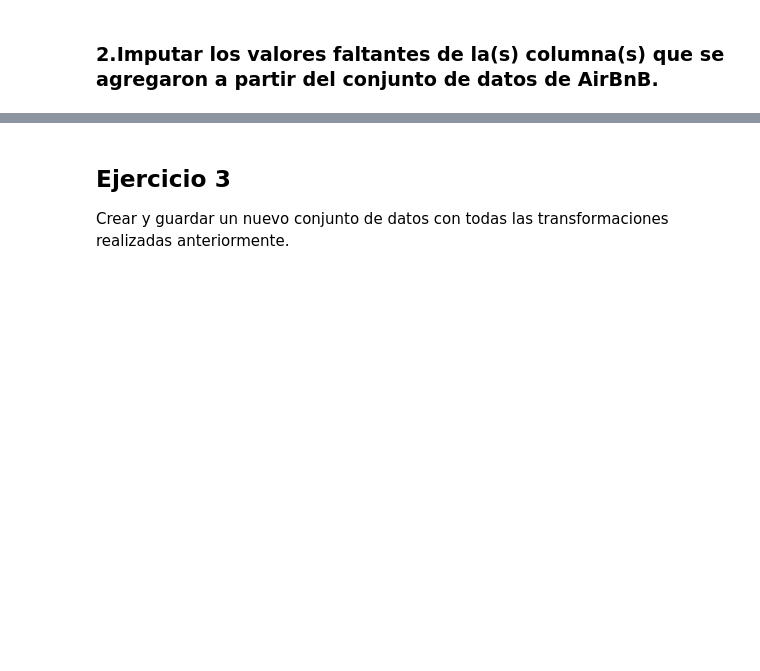
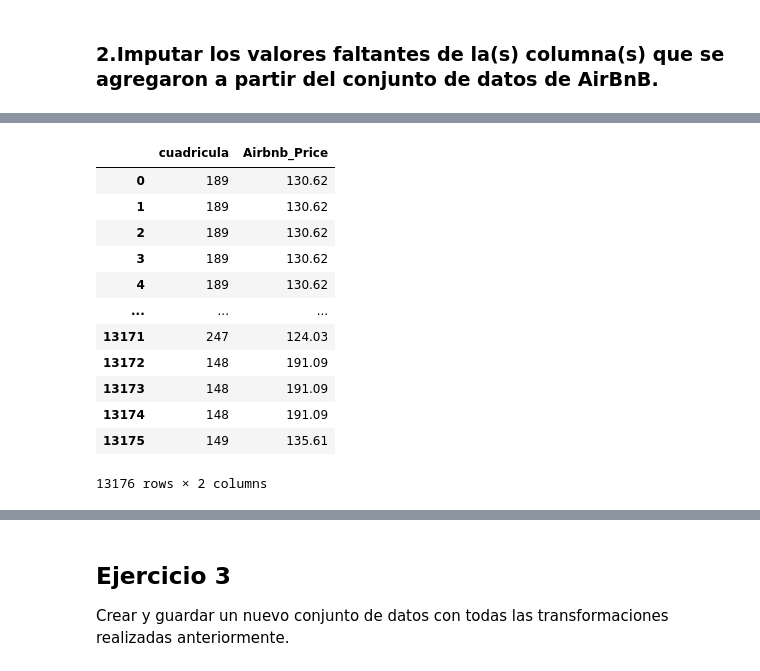
Before and after one commit to charly3d/Grupo17-Analisis-y-Curacion, a Jupyter notebook: Rodri_Entregable_Parte_1_16_06_2021.ipynb, the cells around one changed output, grey strips where cells are left out. Saved outputs shown, nothing was run; the diff lists cells and outputs as text; code cells hidden in the pictures; blank space fills up the shorter version.

```diff
--- a/Rodri_Entregable_Parte_1_16_06_2021.ipynb
+++ b/Rodri_Entregable_Parte_1_16_06_2021.ipynb
@@ -1255,0 +1365,4 @@ Records in Airbnb df with corresponding suburb form Sales df 0.9673291111596418
+# %%
+df_merge.loc[df_merge['Airbnb_Price'].isna(),'Airbnb_Price']=df_merge.loc[df_merge['Airbnb_Price'].isna(),'CouncilArea'].apply(lambda x: df_counc_price.loc[x] if x in (list(df_sub_counc.index)) else numpy.nan)
+
+df_merge['Airbnb_Price']=df_merge['Airbnb_Price'].astype('float32')
@@ -1255,0 +1389,5 @@ Records in Airbnb df with corresponding suburb form Sales df 0.9673291111596418
+# %%
+df_merge['x']= df_merge.apply(x, axis=1,input_lat='Lattitude',input_lon='Longtitude')
+df_merge['y']= df_merge.apply(y, axis=1,input_lat='Lattitude',input_lon='Longtitude')
+df_merge['cuadricula']=df_merge.apply(cuadr, axis=1,input_x='x',input_y='y')
+df_merge
@@ -1255,0 +1408,16 @@ Records in Airbnb df with corresponding suburb form Sales df 0.9673291111596418
+# %%
+df_merge[['cuadricula','Airbnb_Price']]
+# %% [output]
+|  | cuadricula | Airbnb_Price |
+| 0 | 189 | 130.62 |
+| 1 | 189 | 130.62 |
+| 2 | 189 | 130.62 |
+| 3 | 189 | 130.62 |
+| 4 | 189 | 130.62 |
+| ... | ... | ... |
+| 13171 | 247 | 124.03 |
+| 13172 | 148 | 191.09 |
+| 13173 | 148 | 191.09 |
+| 13174 | 148 | 191.09 |
+| 13175 | 149 | 135.61 |
+13176 rows × 2 columns
```
Also changed, not shown: parts of 29 cells of this notebook.
